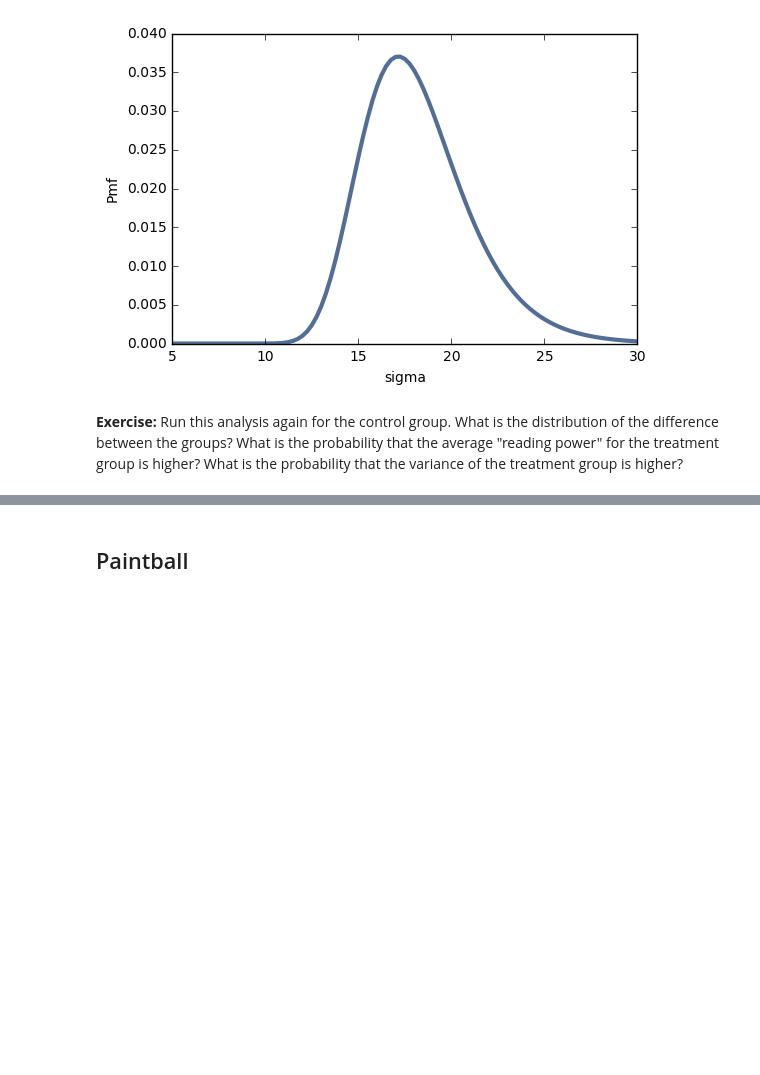
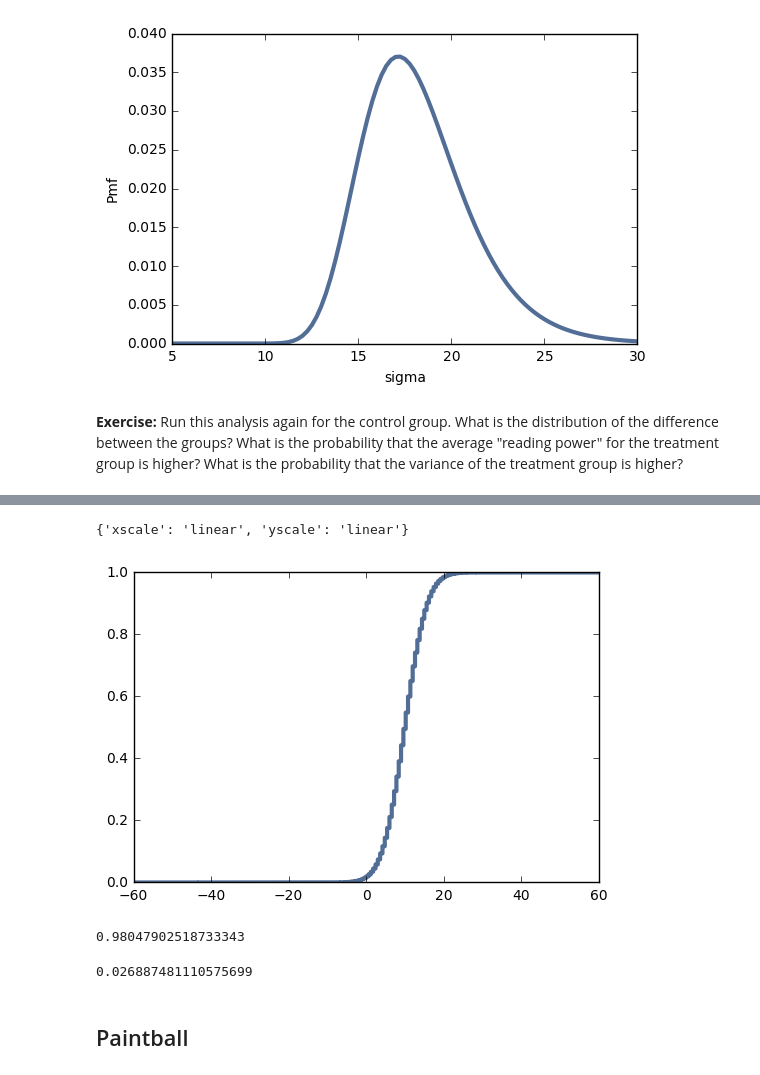
Before and after one commit to cmoser96/ThinkBayes2, a Jupyter notebook: code/chap09mine.ipynb, the cells around one changed output, grey strips where cells are left out. Saved outputs shown, nothing was run; the diff lists cells and outputs as text; code cells hidden in the pictures; blank space fills up the shorter version.

```diff
--- a/code/chap09mine.ipynb
+++ b/code/chap09mine.ipynb
@@ -124,3 +139,17 @@ thinkplot.Config(xlabel='sigma', ylabel='Pmf')
+# %%
+cdf_diff = diff_mu.MakeCdf()
+thinkplot.Cdf(cdf_diff)
+# %% [output]
+{'xscale': 'linear', 'yscale': 'linear'}
+[figure, added]
+# %%
+pmf_mu1.ProbGreater(pmf_mu0)
+# %% [output]
+0.98047902518733343
+# %%
+pmf_sigma1.ProbGreater(pmf_sigma0)
+# %% [output]
+0.026887481110575699
 # %%
 # It looks like there is a high probability that the mean of
 # the treatment group is higher, and the most likely size of
```
Also changed, not shown: parts of 23 cells of this notebook.
